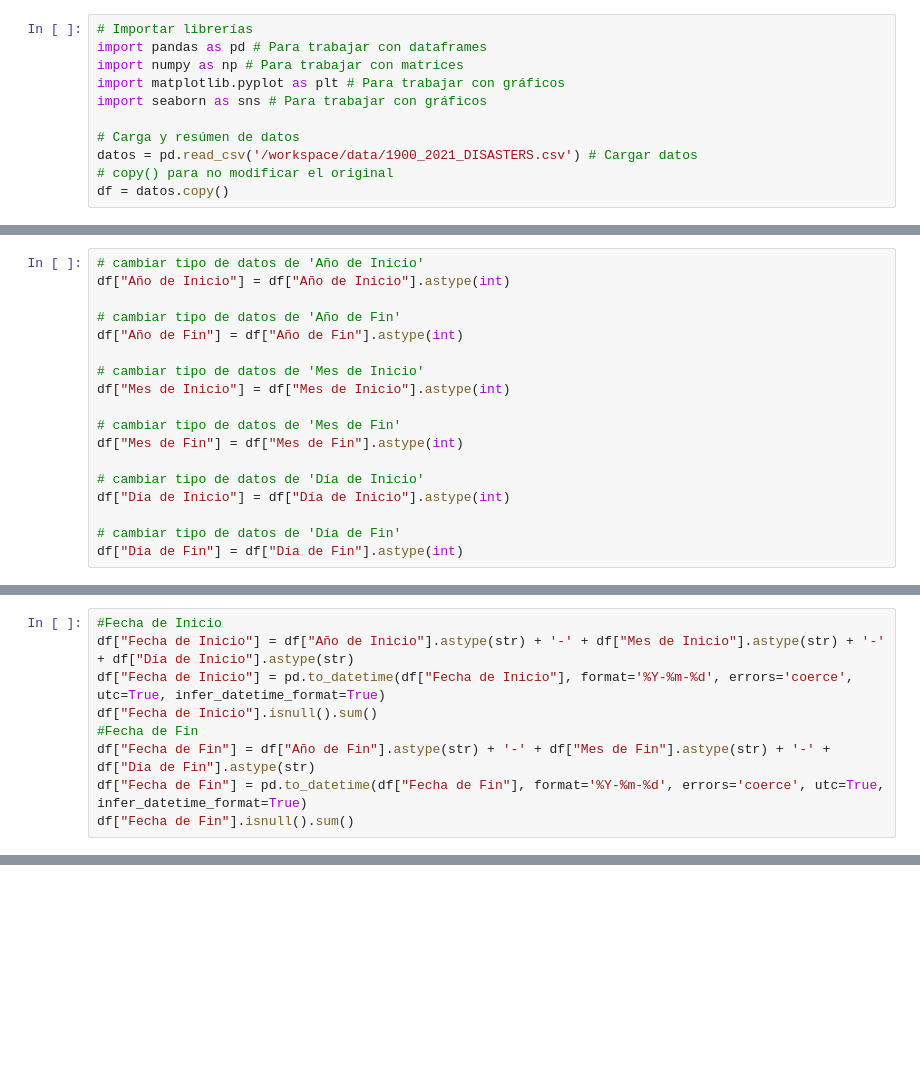
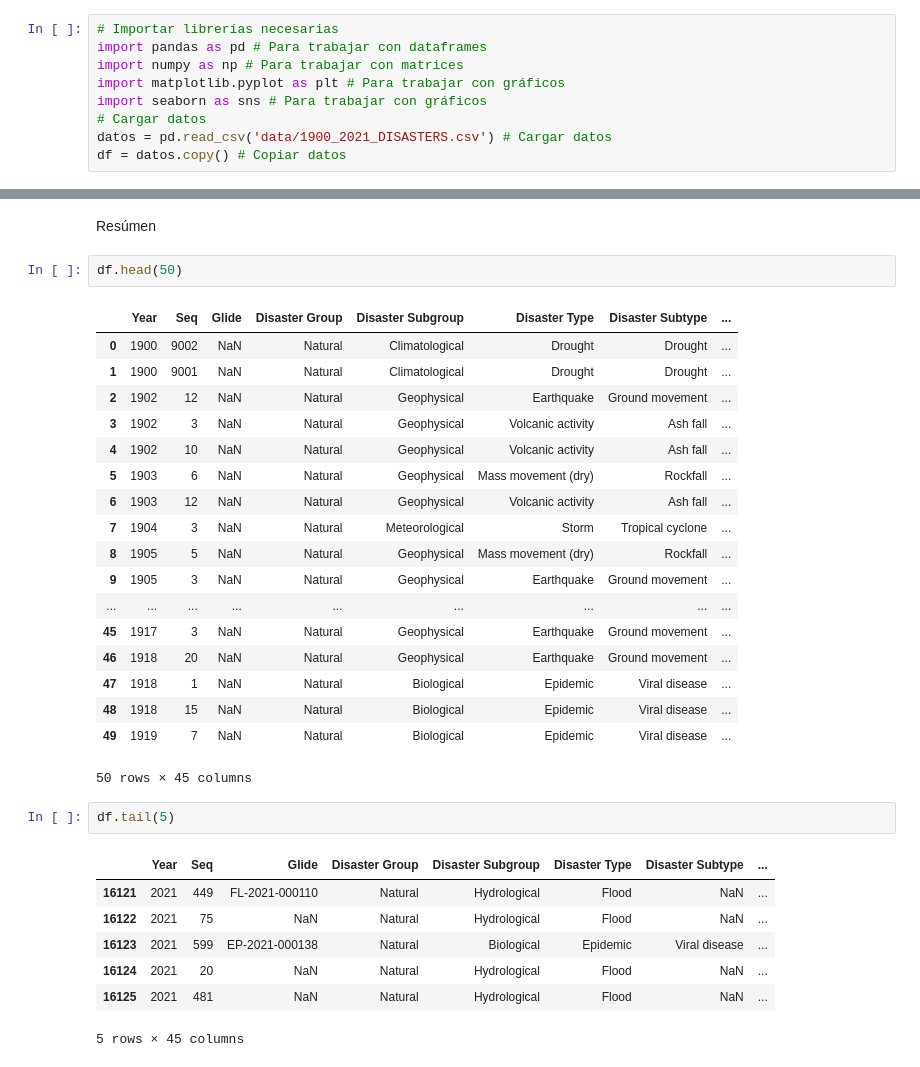
Before and after one commit to marloni/estudio_clima, a Jupyter notebook: estudio.ipynb, the cells around one changed output, grey strips where cells are left out. Drawn from its saved outputs; the diff is of its cells as text; blank space fills up the shorter version.

```diff
--- a/estudio.ipynb
+++ b/estudio.ipynb
@@ -1,11 +7,9 @@
 # %%
-# Importar librerías
+# Importar librerías necesarias
 import pandas as pd # Para trabajar con dataframes
 import numpy as np # Para trabajar con matrices
 import matplotlib.pyplot as plt # Para trabajar con gráficos
 import seaborn as sns # Para trabajar con gráficos
-
-# Carga y resúmen de datos
-datos = pd.read_csv('/workspace/data/1900_2021_DISASTERS.csv') # Cargar datos
-# copy() para no modificar el original
-df = datos.copy()
+# Cargar datos
+datos = pd.read_csv('data/1900_2021_DISASTERS.csv') # Cargar datos
+df = datos.copy() # Copiar datos
@@ -60,18 +15,0 @@ KeyError: 'Mes de Inicio'
-# %%
-# cambiar tipo de datos de 'Año de Inicio'
-df["Año de Inicio"] = df["Año de Inicio"].astype(int)
-
-# cambiar tipo de datos de 'Año de Fin'
-df["Año de Fin"] = df["Año de Fin"].astype(int)
-
-# cambiar tipo de datos de 'Mes de Inicio'
-df["Mes de Inicio"] = df["Mes de Inicio"].astype(int)
-
-# cambiar tipo de datos de 'Mes de Fin'
-df["Mes de Fin"] = df["Mes de Fin"].astype(int)
-
-# cambiar tipo de datos de 'Día de Inicio'
-df["Día de Inicio"] = df["Día de Inicio"].astype(int)
-
-# cambiar tipo de datos de 'Día de Fin'
-df["Día de Fin"] = df["Día de Fin"].astype(int)
@@ -80,9 +15,0 @@ KeyError: 'Año de Inicio'
-# %%
-#Fecha de Inicio
-df["Fecha de Inicio"] = df["Año de Inicio"].astype(str) + '-' + df["Mes de Inicio"].astype(str) + '-' + df["Día de Inicio"].astype(str)
-df["Fecha de Inicio"] = pd.to_datetime(df["Fecha de Inicio"], format='%Y-%m-%d', errors='coerce', utc=True, infer_datetime_format=True)
-df["Fecha de Inicio"].isnull().sum()
-#Fecha de Fin
-df["Fecha de Fin"] = df["Año de Fin"].astype(str) + '-' + df["Mes de Fin"].astype(str) + '-' + df["Día de Fin"].astype(str)
-df["Fecha de Fin"] = pd.to_datetime(df["Fecha de Fin"], format='%Y-%m-%d', errors='coerce', utc=True, infer_datetime_format=True)
-df["Fecha de Fin"].isnull().sum()
@@ -111,0 +16,33 @@ memory usage: 5.8+ MB
+# %% [markdown]
+Resúmen
+# %%
+df.head(50)
+# %% [output]
+|  | Year | Seq | Glide | Disaster Group | Disaster Subgroup | Disaster Type | Disaster Subtype | ... |
+| 0 | 1900 | 9002 | NaN | Natural | Climatological | Drought | Drought | ... |
+| 1 | 1900 | 9001 | NaN | Natural | Climatological | Drought | Drought | ... |
+| 2 | 1902 | 12 | NaN | Natural | Geophysical | Earthquake | Ground movement | ... |
+| 3 | 1902 | 3 | NaN | Natural | Geophysical | Volcanic activity | Ash fall | ... |
+| 4 | 1902 | 10 | NaN | Natural | Geophysical | Volcanic activity | Ash fall | ... |
+| 5 | 1903 | 6 | NaN | Natural | Geophysical | Mass movement (dry) | Rockfall | ... |
+| 6 | 1903 | 12 | NaN | Natural | Geophysical | Volcanic activity | Ash fall | ... |
+| 7 | 1904 | 3 | NaN | Natural | Meteorological | Storm | Tropical cyclone | ... |
+| 8 | 1905 | 5 | NaN | Natural | Geophysical | Mass movement (dry) | Rockfall | ... |
+| 9 | 1905 | 3 | NaN | Natural | Geophysical | Earthquake | Ground movement | ... |
+| ... | ... | ... | ... | ... | ... | ... | ... | ... |
+| 45 | 1917 | 3 | NaN | Natural | Geophysical | Earthquake | Ground movement | ... |
+| 46 | 1918 | 20 | NaN | Natural | Geophysical | Earthquake | Ground movement | ... |
+| 47 | 1918 | 1 | NaN | Natural | Biological | Epidemic | Viral disease | ... |
+| 48 | 1918 | 15 | NaN | Natural | Biological | Epidemic | Viral disease | ... |
+| 49 | 1919 | 7 | NaN | Natural | Biological | Epidemic | Viral disease | ... |
+50 rows × 45 columns
+# %%
+df.tail(5)
+# %% [output]
+|  | Year | Seq | Glide | Disaster Group | Disaster Subgroup | Disaster Type | Disaster Subtype | ... |
+| 16121 | 2021 | 449 | FL-2021-000110 | Natural | Hydrological | Flood | NaN | ... |
+| 16122 | 2021 | 75 | NaN | Natural | Hydrological | Flood | NaN | ... |
+| 16123 | 2021 | 599 | EP-2021-000138 | Natural | Biological | Epidemic | Viral disease | ... |
+| 16124 | 2021 | 20 | NaN | Natural | Hydrological | Flood | NaN | ... |
+| 16125 | 2021 | 481 | NaN | Natural | Hydrological | Flood | NaN | ... |
+5 rows × 45 columns
```
Also changed, not shown: parts of 22 cells of this notebook.
